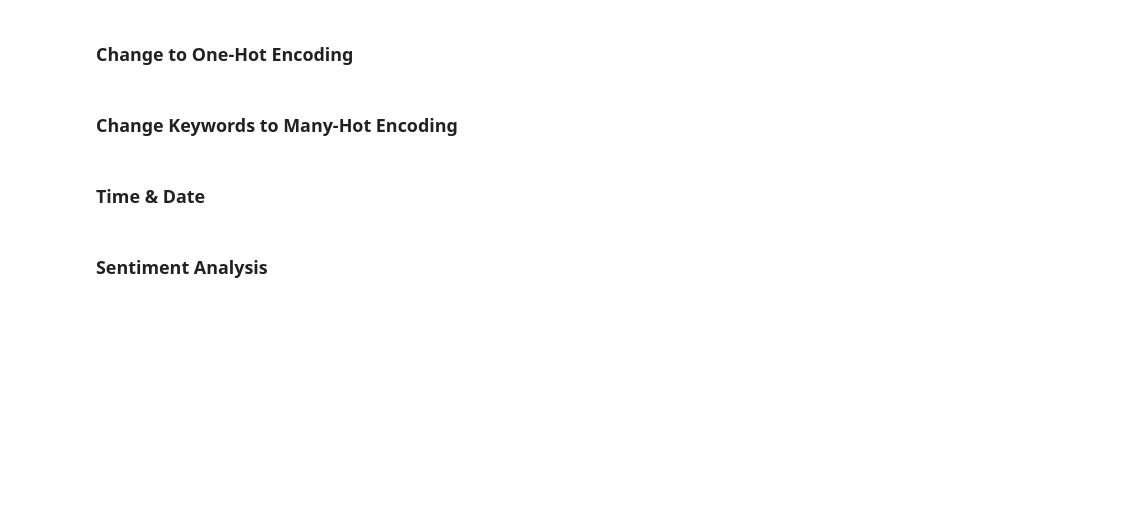
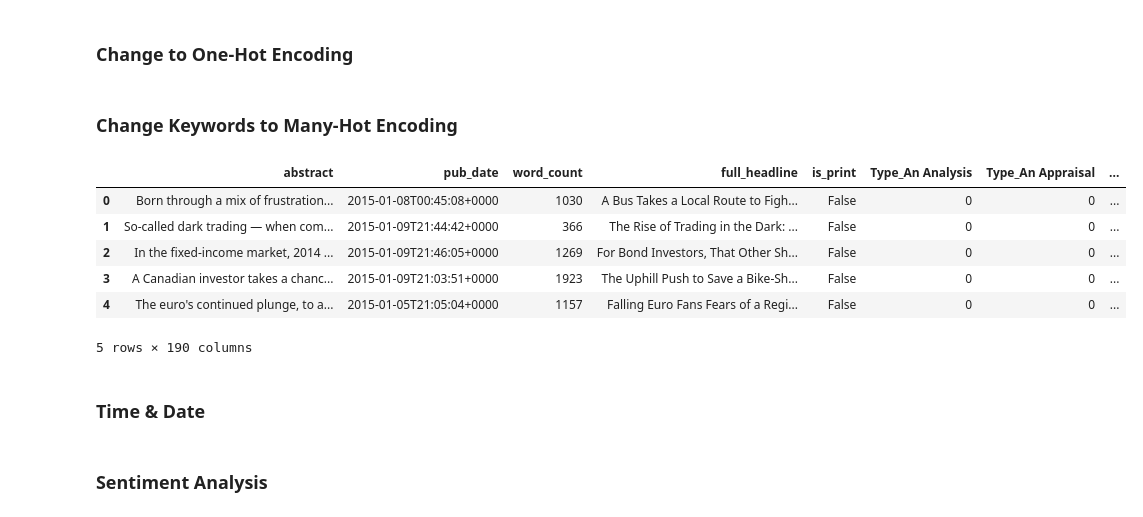
Before and after one commit to AbbyB/orie4741, a Jupyter notebook: Final Project/News Models.ipynb, the cells around one changed output. Drawn from its saved outputs; the diff is of its cells as text; code cells hidden in the pictures; blank space fills up the shorter version.

```diff
--- a/Final Project/News Models.ipynb
+++ b/Final Project/News Models.ipynb
@@ -156,6 +199,16 @@ keywords_dummies.rename(columns={x: 'Keyword_' + x for x in keywords_dummies.col
 news = pd.concat([news, keywords_dummies], axis=1, join='inner')
 
 del news['keywords']
+# %%
+news.head()
+# %% [output]
+|  | abstract | pub_date | word_count | full_headline | is_print | Type_An Analysis | Type_An Appraisal | ... |
+| 0 | Born through a mix of frustration... | 2015-01-08T00:45:08+0000 | 1030 | A Bus Takes a Local Route to Figh... | False | 0 | 0 | ... |
+| 1 | So-called dark trading — when com... | 2015-01-09T21:44:42+0000 | 366 | The Rise of Trading in the Dark: ... | False | 0 | 0 | ... |
+| 2 | In the fixed-income market, 2014 ... | 2015-01-09T21:46:05+0000 | 1269 | For Bond Investors, That Other Sh... | False | 0 | 0 | ... |
+| 3 | A Canadian investor takes a chanc... | 2015-01-09T21:03:51+0000 | 1923 | The Uphill Push to Save a Bike-Sh... | False | 0 | 0 | ... |
+| 4 | The euro's continued plunge, to a... | 2015-01-05T21:05:04+0000 | 1157 | Falling Euro Fans Fears of a Regi... | False | 0 | 0 | ... |
+5 rows × 190 columns
 # %% [markdown]
 ### Time & Date
 # %%
```
Also changed, not shown: parts of 21 cells of this notebook, 1 other file.
